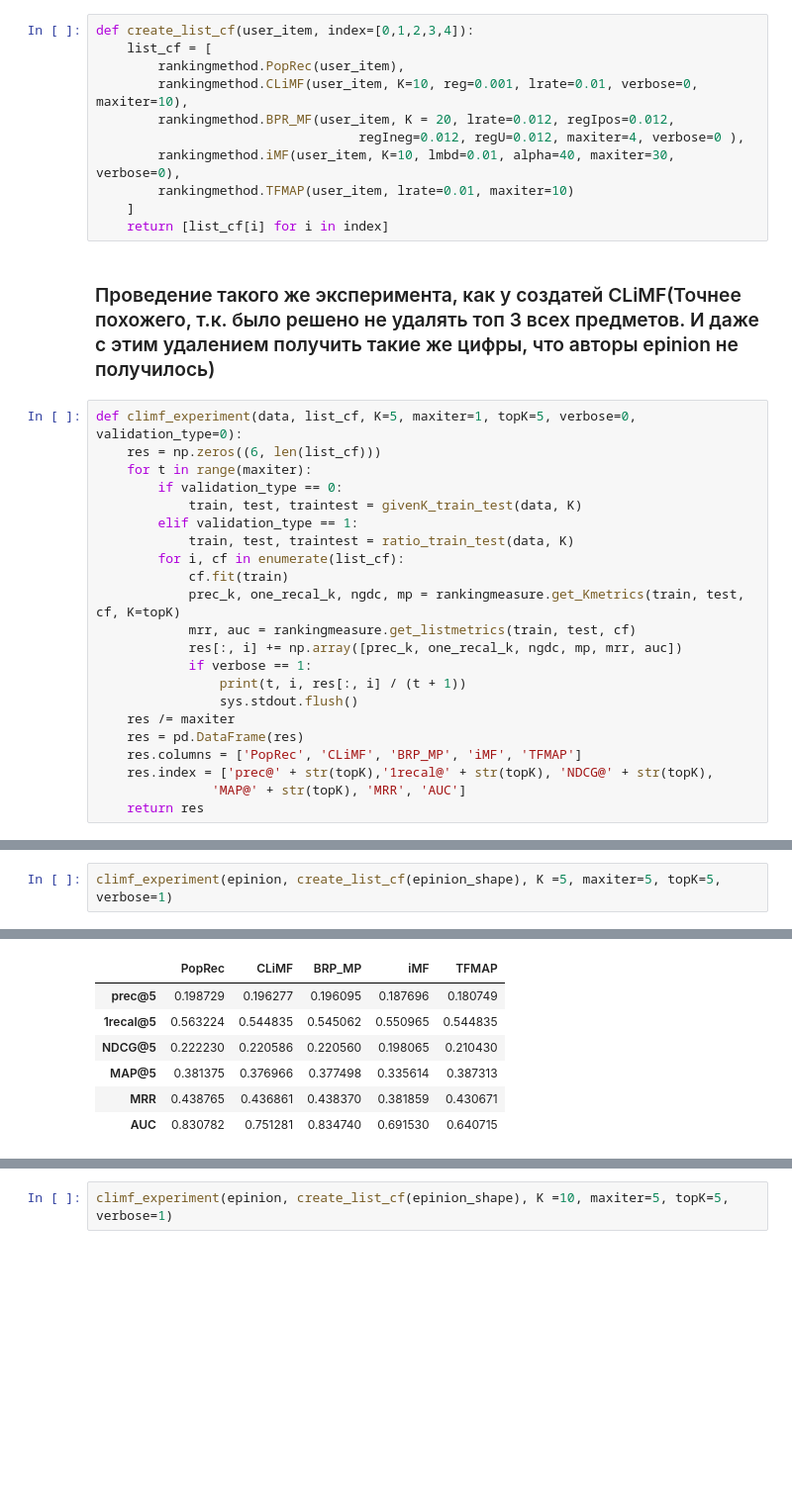
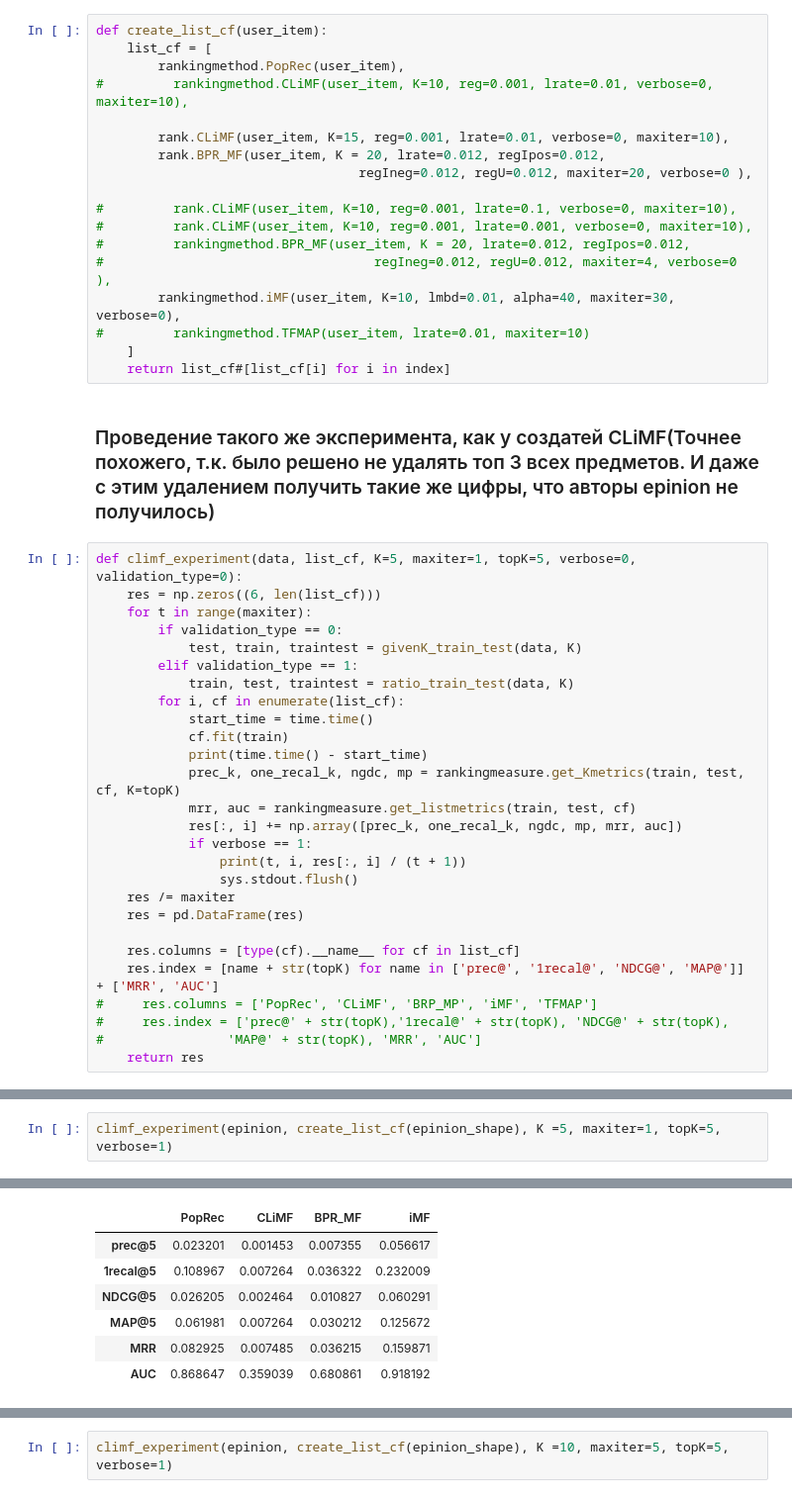
Before and after one commit to egorkudr1/diploma, a Jupyter notebook: rank_experiments.ipynb, the cells around one changed output, grey strips where cells are left out. Shown at 99% size. Drawn from its saved outputs; the diff is of its cells as text; blank space fills up the shorter version.

```diff
--- a/rank_experiments.ipynb
+++ b/rank_experiments.ipynb
@@ -64,16 +65,23 @@ ml1m (989202, 5549, 3702, 4.815416389070059, 178.26671472337358, 106.0, 2314)
 # %% [markdown]
 ### Зададим параметры, которые были выбраны при помощивалидации
 # %%
-def create_list_cf(user_item, index=[0,1,2,3,4]):
+def create_list_cf(user_item):
     list_cf = [
         rankingmethod.PopRec(user_item),
-        rankingmethod.CLiMF(user_item, K=10, reg=0.001, lrate=0.01, verbose=0, maxiter=10),
-        rankingmethod.BPR_MF(user_item, K = 20, lrate=0.012, regIpos=0.012,
-                                  regIneg=0.012, regU=0.012, maxiter=4, verbose=0 ),
+#         rankingmethod.CLiMF(user_item, K=10, reg=0.001, lrate=0.01, verbose=0, maxiter=10),
+
+        rank.CLiMF(user_item, K=15, reg=0.001, lrate=0.01, verbose=0, maxiter=10),
+        rank.BPR_MF(user_item, K = 20, lrate=0.012, regIpos=0.012,
+                                  regIneg=0.012, regU=0.012, maxiter=20, verbose=0 ),
+
+#         rank.CLiMF(user_item, K=10, reg=0.001, lrate=0.1, verbose=0, maxiter=10),
+#         rank.CLiMF(user_item, K=10, reg=0.001, lrate=0.001, verbose=0, maxiter=10),
+#         rankingmethod.BPR_MF(user_item, K = 20, lrate=0.012, regIpos=0.012,
+#                                   regIneg=0.012, regU=0.012, maxiter=4, verbose=0 ),
         rankingmethod.iMF(user_item, K=10, lmbd=0.01, alpha=40, maxiter=30, verbose=0),
-        rankingmethod.TFMAP(user_item, lrate=0.01, maxiter=10)
+#         rankingmethod.TFMAP(user_item, lrate=0.01, maxiter=10)
     ]
-    return [list_cf[i] for i in index]
+    return list_cf#[list_cf[i] for i in index]
 # %% [markdown]
 ### Проведение такого же эксперимента, как у создатей CLiMF(Точнее похожего, т.к. было решено не удалять топ 3 всех предметов. И даже с этим удалением получить такие же цифры, что авторы epinion не получилось)
 # %%
@@ -81,11 +89,13 @@ def climf_experiment(data, list_cf, K=5, maxiter=1, topK=5, verbose=0, validatio
     res = np.zeros((6, len(list_cf)))
     for t in range(maxiter):
         if validation_type == 0:
-            train, test, traintest = givenK_train_test(data, K)
+            test, train, traintest = givenK_train_test(data, K)
         elif validation_type == 1:
             train, test, traintest = ratio_train_test(data, K)
         for i, cf in enumerate(list_cf):
+            start_time = time.time()
             cf.fit(train)
+            print(time.time() - start_time)
             prec_k, one_recal_k, ngdc, mp = rankingmeasure.get_Kmetrics(train, test, cf, K=topK)
             mrr, auc = rankingmeasure.get_listmetrics(train, test, cf)
             res[:, i] += np.array([prec_k, one_recal_k, ngdc, mp, mrr, auc])
@@ -94,7 +104,10 @@ def climf_experiment(data, list_cf, K=5, maxiter=1, topK=5, verbose=0, validatio
                 sys.stdout.flush()
     res /= maxiter
     res = pd.DataFrame(res)
-    res.columns = ['PopRec', 'CLiMF', 'BRP_MP', 'iMF', 'TFMAP']
-    res.index = ['prec@' + str(topK),'1recal@' + str(topK), 'NDCG@' + str(topK),
-               'MAP@' + str(topK), 'MRR', 'AUC']
+
+    res.columns = [type(cf).__name__ for cf in list_cf]
+    res.index = [name + str(topK) for name in ['prec@', '1recal@', 'NDCG@', 'MAP@']] + ['MRR', 'AUC']
+#     res.columns = ['PopRec', 'CLiMF', 'BRP_MP', 'iMF', 'TFMAP']
+#     res.index = ['prec@' + str(topK),'1recal@' + str(topK), 'NDCG@' + str(topK),
+#                'MAP@' + str(topK), 'MRR', 'AUC']
     return res
@@ -101,3 +132,3 @@ def climf_experiment(data, list_cf, K=5, maxiter=1, topK=5, verbose=0, validatio
 # %%
-climf_experiment(epinion, create_list_cf(epinion_shape), K =5, maxiter=5, topK=5,  verbose=1)
+climf_experiment(epinion, create_list_cf(epinion_shape), K =5, maxiter=1, topK=5,  verbose=1)
 # %% [output]
@@ -109,7 +143,7 @@ climf_experiment(epinion, create_list_cf(epinion_shape), K =5, maxiter=5, topK=5
-|  | PopRec | CLiMF | BRP_MP | iMF | TFMAP |
-| prec@5 | 0.198729 | 0.196277 | 0.196095 | 0.187696 | 0.180749 |
-| 1recal@5 | 0.563224 | 0.544835 | 0.545062 | 0.550965 | 0.544835 |
-| NDCG@5 | 0.222230 | 0.220586 | 0.220560 | 0.198065 | 0.210430 |
-| MAP@5 | 0.381375 | 0.376966 | 0.377498 | 0.335614 | 0.387313 |
-| MRR | 0.438765 | 0.436861 | 0.438370 | 0.381859 | 0.430671 |
-| AUC | 0.830782 | 0.751281 | 0.834740 | 0.691530 | 0.640715 |
+|  | PopRec | CLiMF | BPR_MF | iMF |
+| prec@5 | 0.023201 | 0.001453 | 0.007355 | 0.056617 |
+| 1recal@5 | 0.108967 | 0.007264 | 0.036322 | 0.232009 |
+| NDCG@5 | 0.026205 | 0.002464 | 0.010827 | 0.060291 |
+| MAP@5 | 0.061981 | 0.007264 | 0.030212 | 0.125672 |
+| MRR | 0.082925 | 0.007485 | 0.036215 | 0.159871 |
+| AUC | 0.868647 | 0.359039 | 0.680861 | 0.918192 |
```
Also changed, not shown: parts of 27 cells of this notebook, 2 other files.
